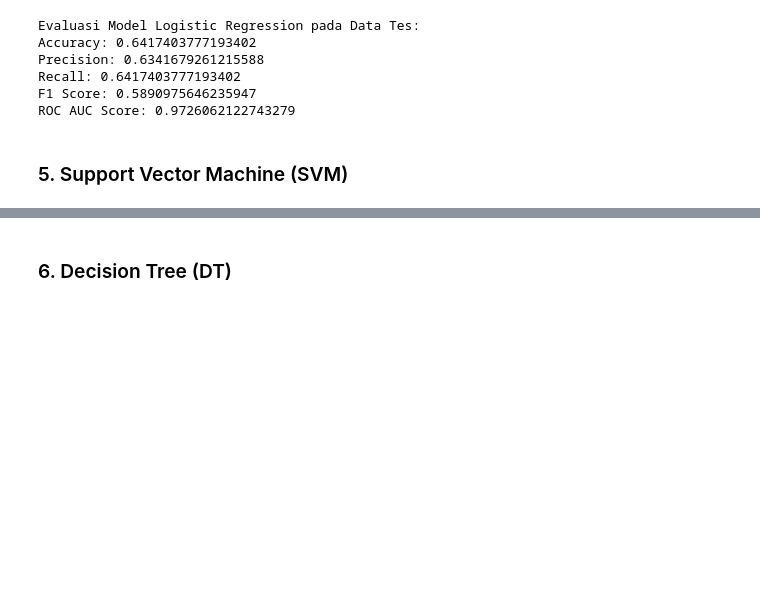
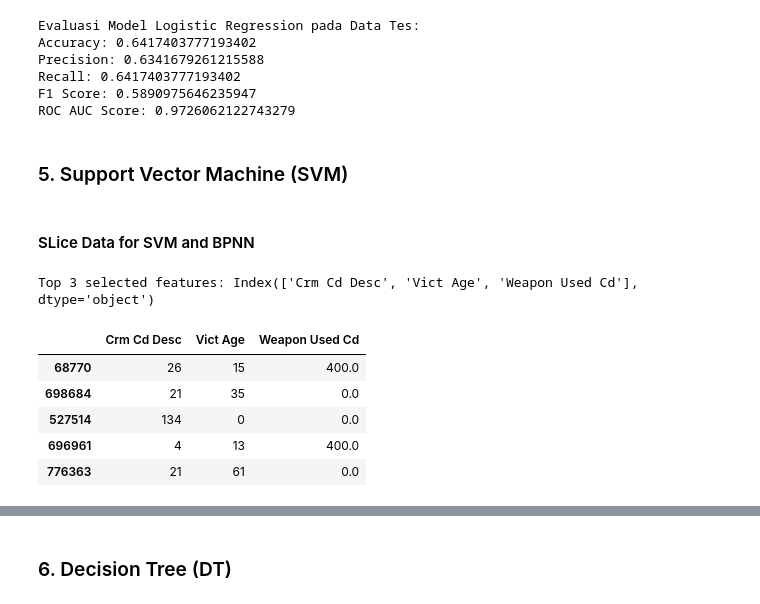
Before and after one commit to Hizwara/tugas2PAP, a Jupyter notebook: tugas2.ipynb, the cells around one changed output, grey strips where cells are left out. Cells and saved outputs as stored; diff of their text form; code cells hidden in the pictures; blank space fills up the shorter version.

```diff
--- a/tugas2.ipynb
+++ b/tugas2.ipynb
@@ -663,4 +710,56 @@ F1 Score: 0.5890975646235947
 ROC AUC Score: 0.9726062122743279
 # %% [markdown]
 ### 5. Support Vector Machine (SVM)
+# %% [markdown]
+#### SLice Data for SVM and BPNN
+# %%
+# Import necessary libraries
+import pandas as pd
+from sklearn.ensemble import RandomForestClassifier
+from sklearn.feature_selection import SelectFromModel
+from sklearn.model_selection import train_test_split
+
+# Load the data (replace with actual data loading code)
+# sample_df = pd.read_csv("your_data.csv")
+
+# Define the target and features
+X = sample_df.drop(columns=['Crm Cd', 'TIME OCC', 'DR_NO', 'AREA', 'Premis Desc', 'LAT', 'LON', 'Year Occ', 'Month Occ', 'Day Occ', 'Year Rptd', 'Month Rptd', 'Day Rptd',
+ 'AREA NAME_Central', 'AREA NAME_Devonshire', 'AREA NAME_Foothill', 'AREA NAME_Harbor', 'AREA NAME_Hollenbeck', 'AREA NAME_Hollywood',
+ 'AREA NAME_Mission', 'AREA NAME_N Hollywood', 'AREA NAME_Newton', 'AREA NAME_Northeast', 'AREA NAME_Olympic', 'AREA NAME_Pacific',
+ 'AREA NAME_Rampart', 'AREA NAME_Southeast', 'AREA NAME_Southwest', 'AREA NAME_Topanga', 'AREA NAME_Van Nuys', 'AREA NAME_West LA',
+ 'AREA NAME_West Valley', 'AREA NAME_Wilshire', 'Status_AO', 'Status_CC', 'Status_IC', 'Status_JA', 'Status_JO', 'Status Desc_Adult Other',
+ 'Status Desc_Invest Cont', 'Status Desc_Juv Arrest', 'Status Desc_Juv Other', 'Status Desc_UNK', 'Vict Sex_M', 'Vict Sex_X',
+ 'Vict Descent_A', 'Vict Descent_B', 'Vict Descent_C', 'Vict Descent_D', 'Vict Descent_F', 'Vict Descent_G', 'Vict Descent_H',
+ 'Vict Descent_I', 'Vict Descent_J', 'Vict Descent_K', 'Vict Descent_L', 'Vict Descent_O', 'Vict Descent_P', 'Vict Descent_S',
+ 'Vict Descent_U', 'Vict Descent_Unknown', 'Vict Descent_V', 'Vict Descent_W', 'Vict Descent_X', 'Vict Descent_Z', 'Weapon Desc', 'Premis Cd']
+)
+y = sample_df['Crm Cd']
+
+# Split data for training and testing (stratified to maintain class proportions)
+X_train, X_test, y_train, y_test = train_test_split(X, y, test_size=0.3, stratify=y, random_state=42)
+
+# Use RandomForestClassifier for feature selection
+model = RandomForestClassifier(n_estimators=100, random_state=42)
+model.fit(X_train, y_train)
+
+# Select top 3 features based on importance
+selector = SelectFromModel(model, threshold=-np.inf, max_features=3, prefit=True)
+selected_features = X_train.columns[(selector.get_support())]
+
+print("Top 3 selected features:", selected_features)
+
+# Filter the dataset to keep only the selected features
+X_train_selected = X_train[selected_features]
+X_test_selected = X_test[selected_features]
+
+# Optional: Display selected features in X_train
+X_train_selected.head()
+# %% [output]
+Top 3 selected features: Index(['Crm Cd Desc', 'Vict Age', 'Weapon Used Cd'], dtype='object')
+|  | Crm Cd Desc | Vict Age | Weapon Used Cd |
+| 68770 | 26 | 15 | 400.0 |
+| 698684 | 21 | 35 | 0.0 |
+| 527514 | 134 | 0 | 0.0 |
+| 696961 | 4 | 13 | 400.0 |
+| 776363 | 21 | 61 | 0.0 |
 # %%
```
Also changed, not shown: parts of 7 cells of this notebook.
